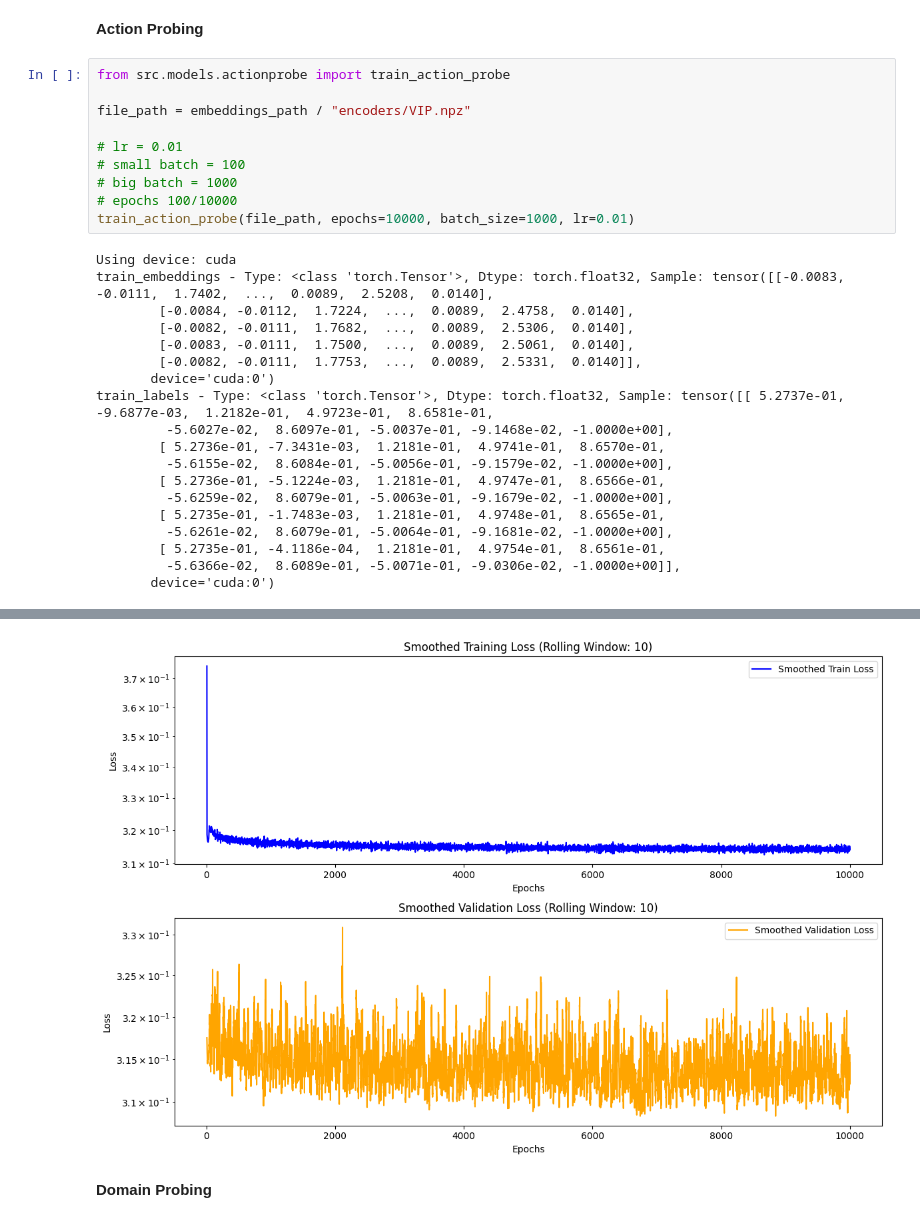
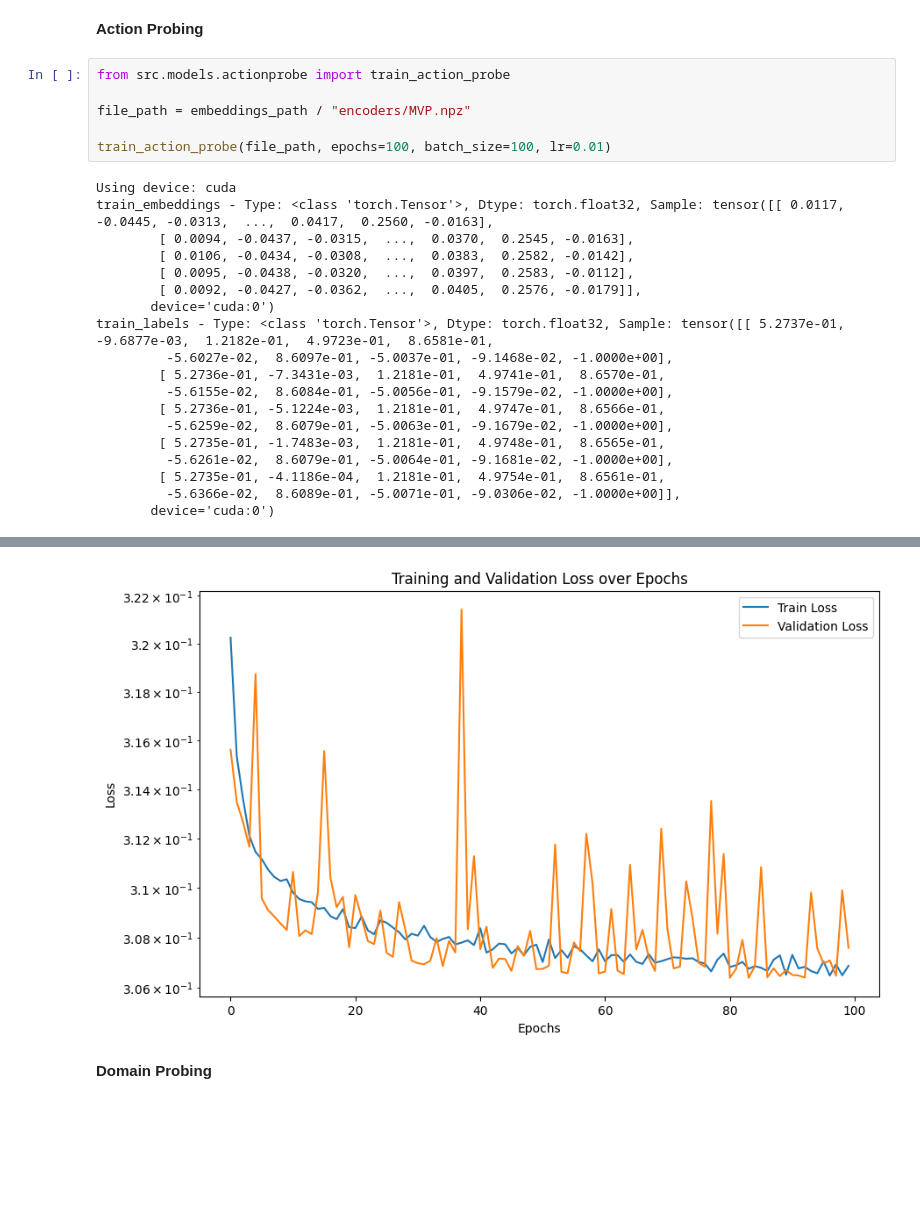
Before and after one commit to yyardi/Bridging-the-Sim2Real-Gap, a Jupyter notebook: notebooks/Compiled_models.ipynb, the cells around one changed output, grey strips where cells are left out. Cells and saved outputs as stored; diff of their text form; blank space fills up the shorter version.

Commit message:
saved plot

```diff
--- a/notebooks/Compiled_models.ipynb
+++ b/notebooks/Compiled_models.ipynb
@@ -331,20 +328,16 @@ plt.show()
 # %%
 from src.models.actionprobe import train_action_probe
 
-file_path = embeddings_path / "encoders/VIP.npz"
+file_path = embeddings_path / "encoders/MVP.npz"
 
-# lr = 0.01
-# small batch = 100
-# big batch = 1000
-# epochs 100/10000
-train_action_probe(file_path, epochs=10000, batch_size=1000, lr=0.01)
+train_action_probe(file_path, epochs=100, batch_size=100, lr=0.01)
 # %% [output]
 Using device: cuda
-train_embeddings - Type: <class 'torch.Tensor'>, Dtype: torch.float32, Sample: tensor([[-0.0083, -0.0111,  1.7402,  ...,  0.0089,  2.5208,  0.0140],
-        [-0.0084, -0.0112,  1.7224,  ...,  0.0089,  2.4758,  0.0140],
-        [-0.0082, -0.0111,  1.7682,  ...,  0.0089,  2.5306,  0.0140],
-        [-0.0083, -0.0111,  1.7500,  ...,  0.0089,  2.5061,  0.0140],
-        [-0.0082, -0.0111,  1.7753,  ...,  0.0089,  2.5331,  0.0140]],
+train_embeddings - Type: <class 'torch.Tensor'>, Dtype: torch.float32, Sample: tensor([[ 0.0117, -0.0445, -0.0313,  ...,  0.0417,  0.2560, -0.0163],
+        [ 0.0094, -0.0437, -0.0315,  ...,  0.0370,  0.2545, -0.0163],
+        [ 0.0106, -0.0434, -0.0308,  ...,  0.0383,  0.2582, -0.0142],
+        [ 0.0095, -0.0438, -0.0320,  ...,  0.0397,  0.2583, -0.0112],
+        [ 0.0092, -0.0427, -0.0362,  ...,  0.0405,  0.2576, -0.0179]],
        device='cuda:0')
 train_labels - Type: <class 'torch.Tensor'>, Dtype: torch.float32, Sample: tensor([[ 5.2737e-01, -9.6877e-03,  1.2182e-01,  4.9723e-01,  8.6581e-01,
          -5.6027e-02,  8.6097e-01, -5.0037e-01, -9.1468e-02, -1.0000e+00],
@@ -362,4 +370,4 @@ Plots saved to /home/ubuntu/semrep/src/models/train_val_loss_separate_smoothed.p
-[figure, old version]
+[figure, new version]
 # %% [markdown]
 **Domain Probing**
 # %%
```
Also changed, not shown: parts of 6 cells of this notebook.
